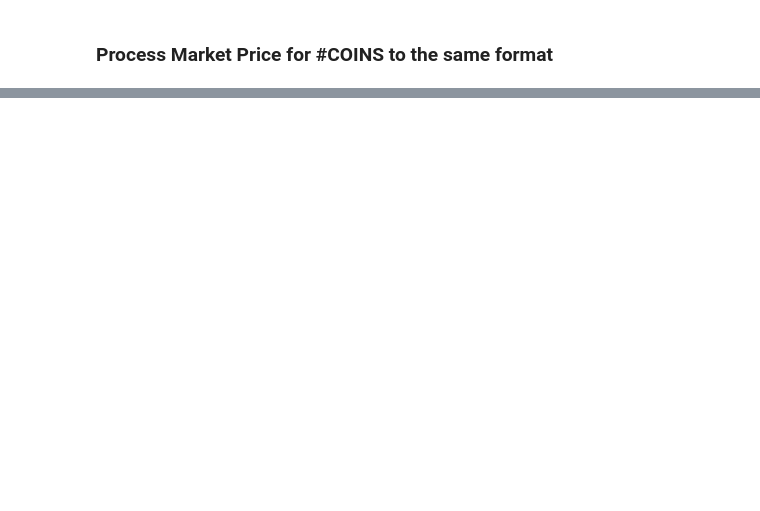
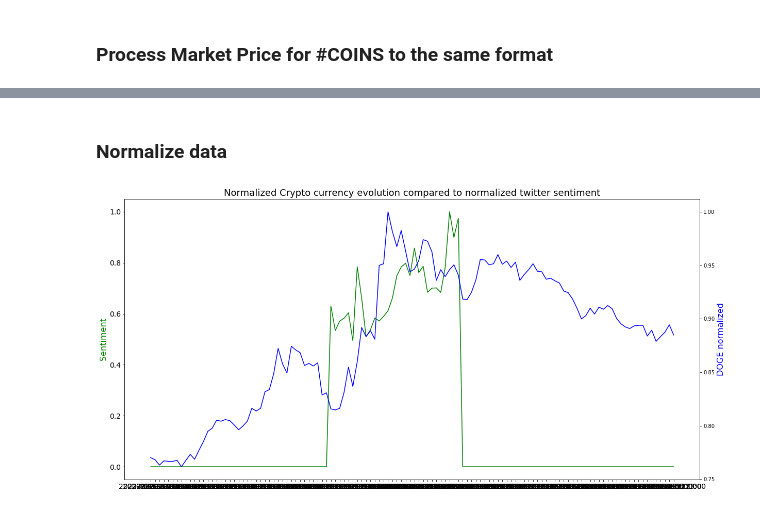
Before and after one commit to paulcodrea/crypto_price_prediction, a Jupyter notebook: process_sentiment.ipynb, the cells around one changed output, grey strips where cells are left out. Drawn from its saved outputs; the diff is of its cells as text; code cells hidden in the pictures; blank space fills up the shorter version.

```diff
--- a/process_sentiment.ipynb
+++ b/process_sentiment.ipynb
@@ -267,0 +441,19 @@ print(processed.df[0].head())
+# %% [markdown]
+### Normalize data
+# %%
+tweets_grouped = merged_df['sentiment'] / max(merged_df['sentiment'].max(), abs(merged_df['sentiment'].min()))
+crypto_usd_grouped = doge_price_data['close'] / max(doge_price_data['close'].max(), abs(doge_price_data['close'].min()))
+
+fig, ax1 = plt.subplots(figsize=(20,10))
+ax1.set_title("Normalized Crypto currency evolution compared to normalized twitter sentiment", fontsize=18)
+ax1.tick_params(labelsize=14)
+
+ax2 = ax1.twinx()
+ax1.plot_date(doge_price_data['date'], tweets_grouped, 'g-')
+ax2.plot_date(doge_price_data['date'], crypto_usd_grouped, 'b-')
+
+ax1.set_ylabel("Sentiment", color='g', fontsize=16)
+ax2.set_ylabel("DOGE normalized", color='b', fontsize=16)
+plt.show()
+# %% [output]
+[figure, added]
```
Also changed, not shown: parts of 33 cells of this notebook, 3 other files.
